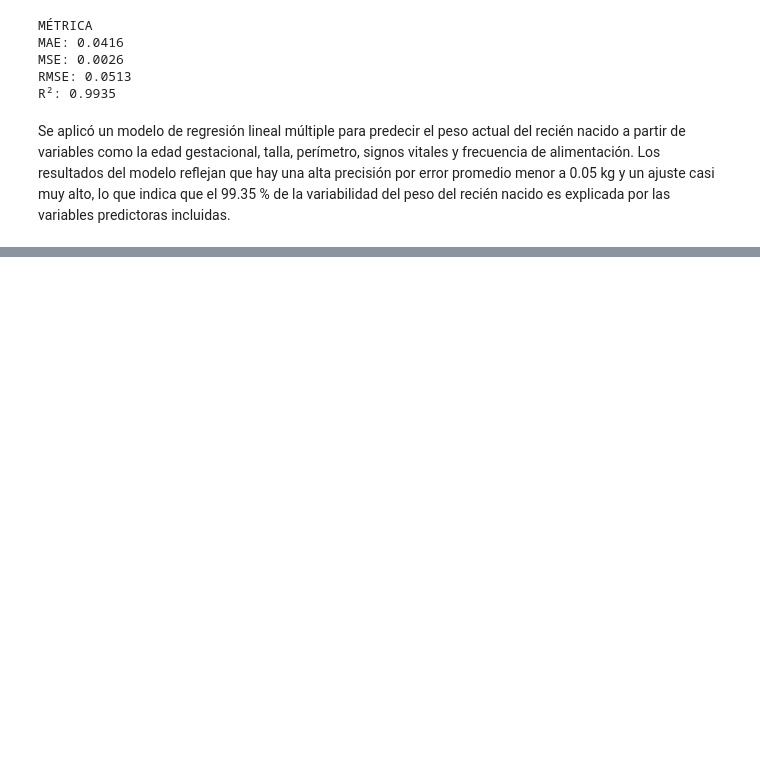
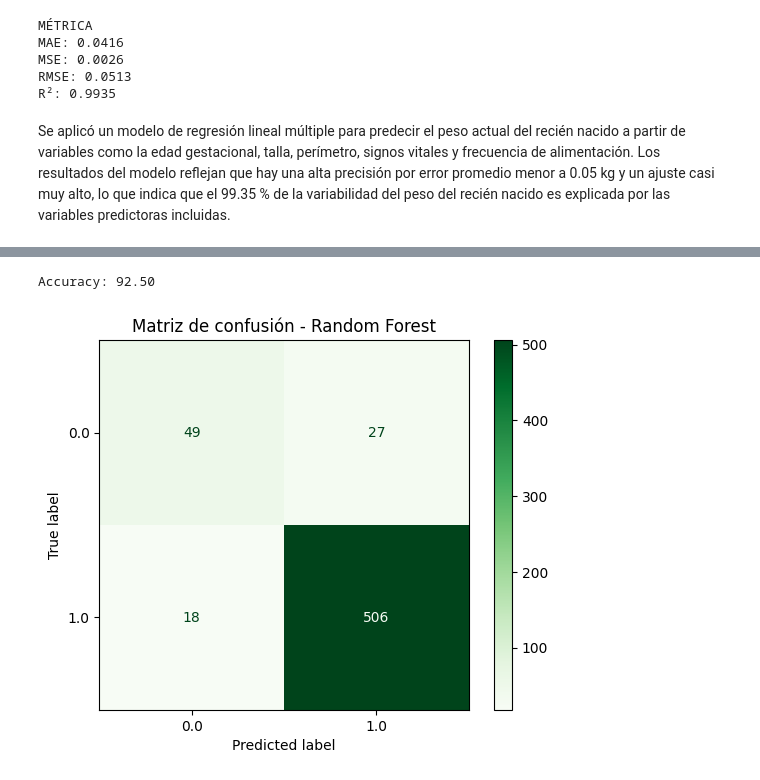
Before and after one commit to JoshuneArriaga/Apendizaje_Automatico, a Jupyter notebook: Tarea_6.ipynb, the cells around one changed output, grey strips where cells are left out. Drawn from its saved outputs; the diff is of its cells as text; code cells hidden in the pictures; blank space fills up the shorter version.

```diff
--- a/Tarea_6.ipynb
+++ b/Tarea_6.ipynb
@@ -97,0 +108,7 @@ Se aplicó un modelo de regresión lineal múltiple para predecir el peso actual
+# %%
+features_cat = ['gender', 'reflexes_normal', 'feeding_type', 'immunizations_done', 'risk_level']
+
+encoder = LabelEncoder()
+
+for col in features_cat:
+    df[col] = encoder.fit_transform(df[col])
@@ -97,0 +250,26 @@ Se aplicó un modelo de regresión lineal múltiple para predecir el peso actual
+# %%
+df_filtered.loc[df['risk_level'] < 1, 'risk_level'] = 0
+# %%
+X = df_filtered.drop(columns=('risk_level'))
+y = df_filtered['risk_level']
+
+X_train, X_test, y_train, y_test = train_test_split(X, y, test_size=0.2, random_state=42)
+
+model = RandomForestClassifier(n_estimators=100, random_state=42)
+
+model.fit(X_train, y_train)
+
+y_pred = model.predict(X_test)
+
+accuracy = accuracy_score(y_test, y_pred)
+print(f"Accuracy: {accuracy*100:.2f}")
+# %% [output]
+Accuracy: 92.50
+# %%
+cm = confusion_matrix(y_test, y_pred, labels=model.classes_)
+disp = ConfusionMatrixDisplay(confusion_matrix=cm, display_labels=model.classes_)
+disp.plot(cmap='Greens')
+plt.title("Matriz de confusión - Random Forest")
+plt.show()
+# %% [output]
+[figure, added]
```
Also changed, not shown: parts of 8 cells of this notebook.
